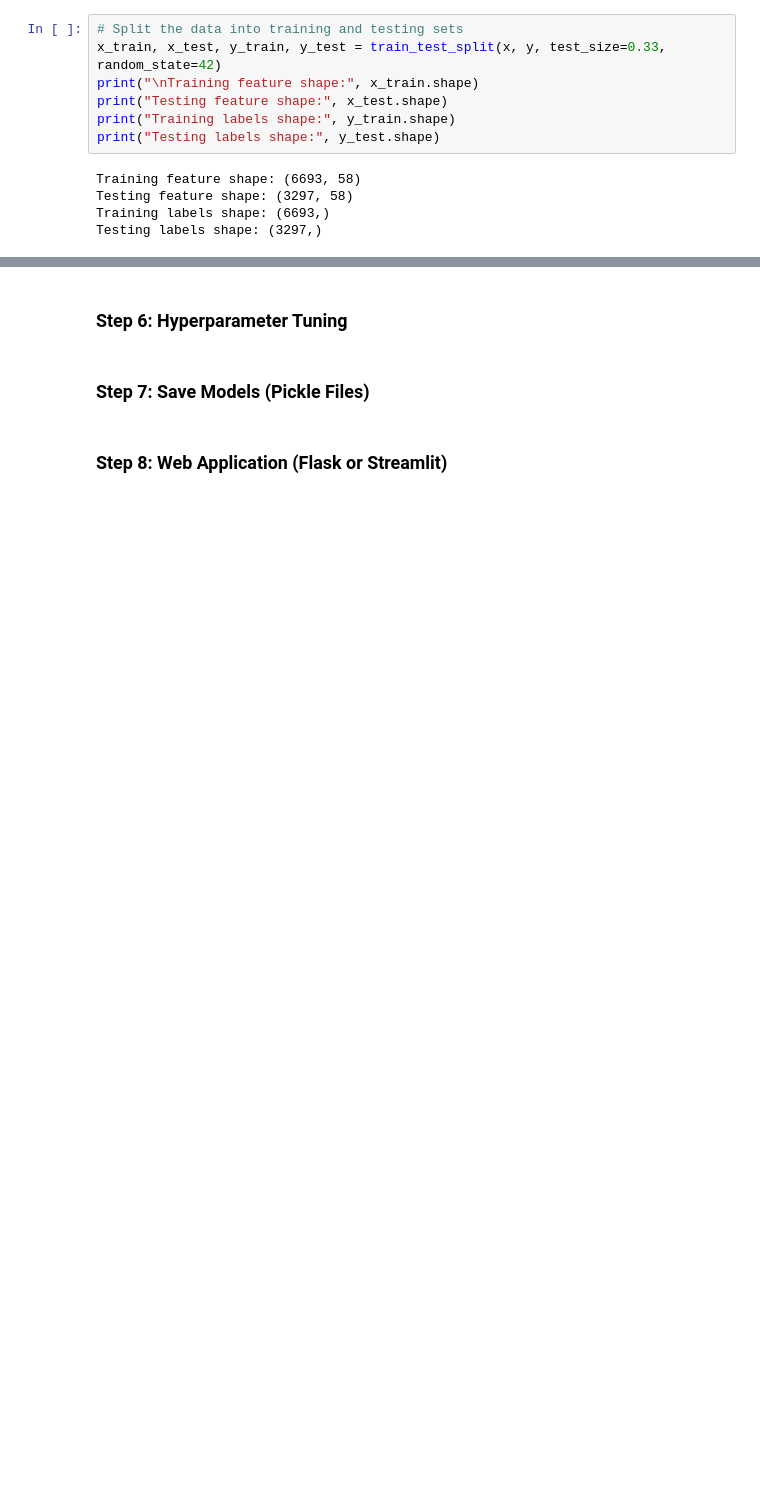
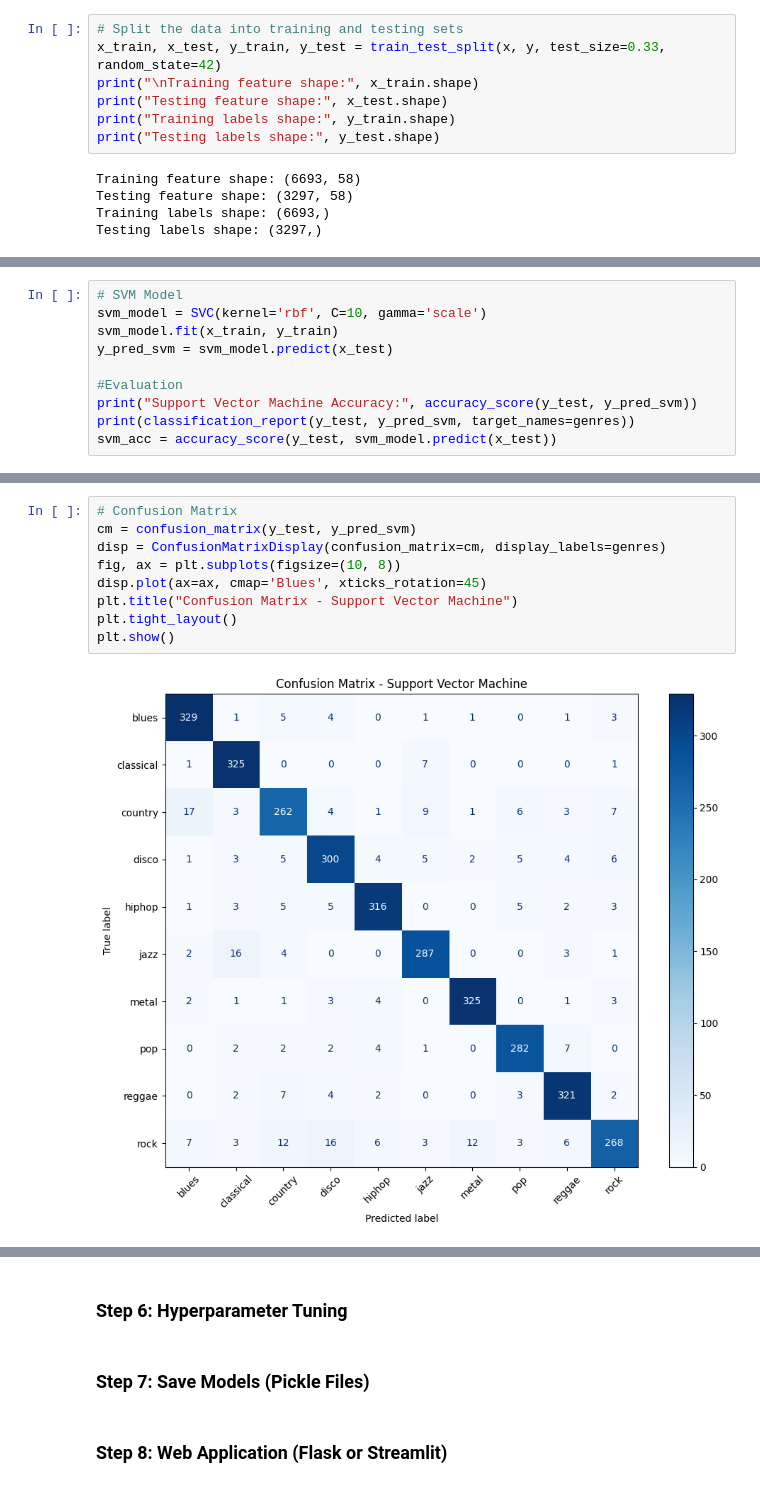
Before and after one commit to Dgonzalez929/nn_deep_learning, a Jupyter notebook: final_project_GTZAN_DL3104.ipynb, the cells around one changed output, grey strips where cells are left out. Drawn from its saved outputs; the diff is of its cells as text; blank space fills up the shorter version.

Commit message:
Model selection - part 1

```diff
--- a/final_project_GTZAN_DL3104.ipynb
+++ b/final_project_GTZAN_DL3104.ipynb
@@ -335,0 +388,10 @@ Testing labels shape: (3297,)
+# %%
+# SVM Model
+svm_model = SVC(kernel='rbf', C=10, gamma='scale')
+svm_model.fit(x_train, y_train)
+y_pred_svm = svm_model.predict(x_test)
+
+#Evaluation
+print("Support Vector Machine Accuracy:", accuracy_score(y_test, y_pred_svm))
+print(classification_report(y_test, y_pred_svm, target_names=genres))
+svm_acc = accuracy_score(y_test, svm_model.predict(x_test))
@@ -335,0 +416,11 @@ Testing labels shape: (3297,)
+# %%
+# Confusion Matrix
+cm = confusion_matrix(y_test, y_pred_svm)
+disp = ConfusionMatrixDisplay(confusion_matrix=cm, display_labels=genres)
+fig, ax = plt.subplots(figsize=(10, 8))
+disp.plot(ax=ax, cmap='Blues', xticks_rotation=45)
+plt.title("Confusion Matrix - Support Vector Machine")
+plt.tight_layout()
+plt.show()
+# %% [output]
+[figure, added]
```
Also changed, not shown: parts of 10 cells of this notebook, 1 other file.
